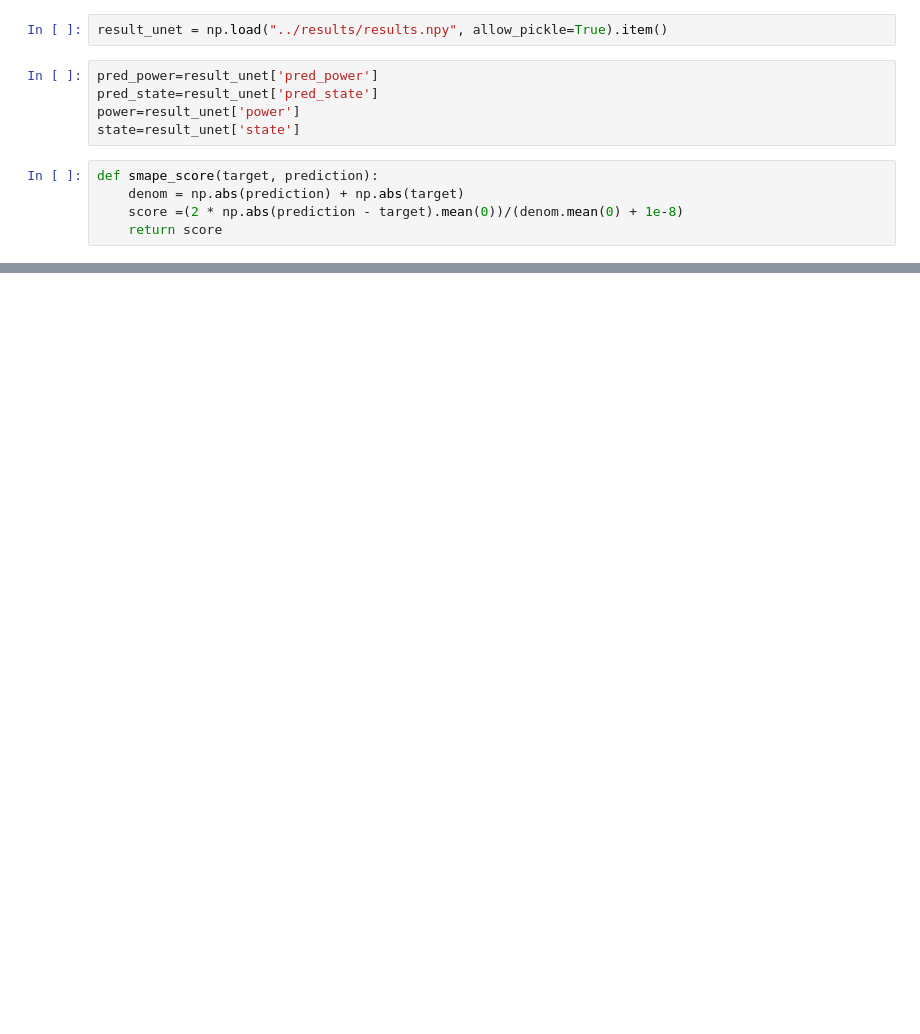
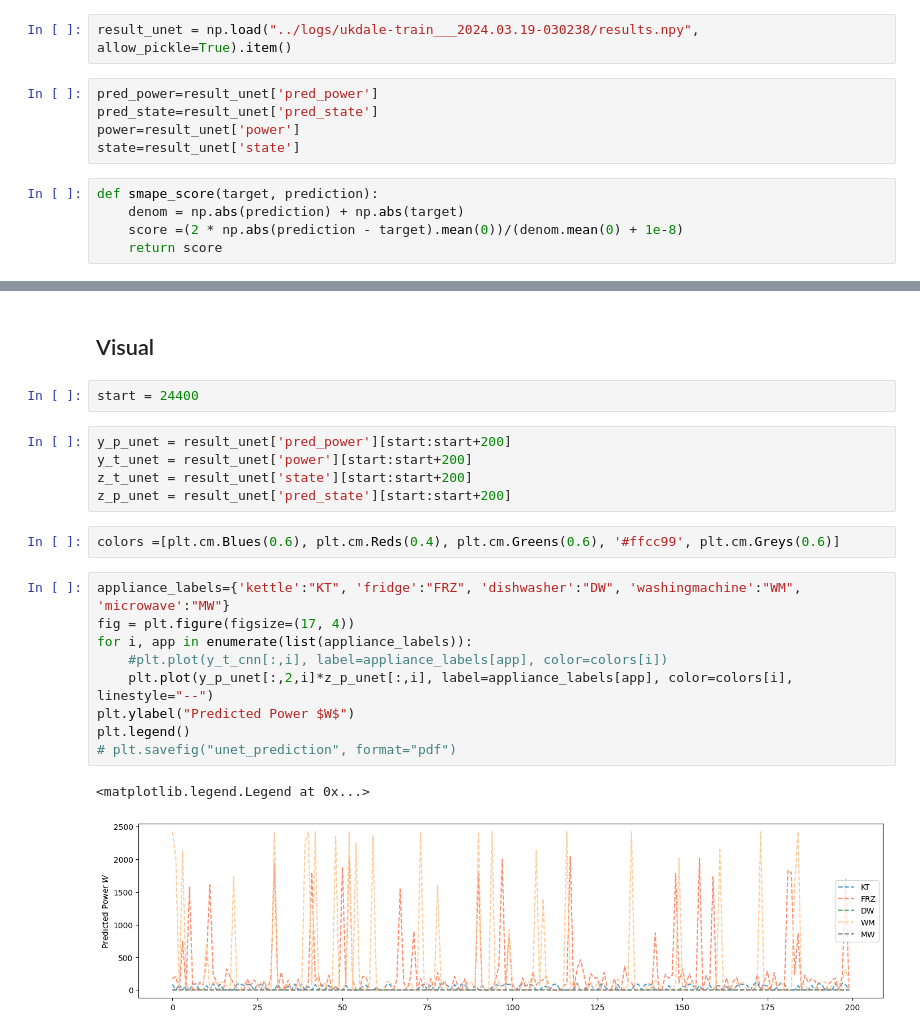
Before and after one commit to MarielTinaco/nilm-tools, a Jupyter notebook: notebooks/Results_Analysis.ipynb, the cells around one changed output, grey strips where cells are left out. Saved outputs shown, nothing was run; the diff lists cells and outputs as text; blank space fills up the shorter version.

```diff
--- a/notebooks/Results_Analysis.ipynb
+++ b/notebooks/Results_Analysis.ipynb
@@ -60,5 +59,5 @@ appliances=['fridge', 'washer dryer','kettle', 'dish washer', 'microwave']
 # %%
-result_unet = np.load("../results/results.npy", allow_pickle=True).item()
+result_unet = np.load("../logs/ukdale-train___2024.03.19-030238/results.npy", allow_pickle=True).item()
 # %%
 pred_power=result_unet['pred_power']
 pred_state=result_unet['pred_state']
@@ -150,0 +147,23 @@ NDE   1.000  0.0
+# %% [markdown]
+## Visual
+# %%
+start = 24400
+# %%
+y_p_unet = result_unet['pred_power'][start:start+200]
+y_t_unet = result_unet['power'][start:start+200]
+z_t_unet = result_unet['state'][start:start+200]
+z_p_unet = result_unet['pred_state'][start:start+200]
+# %%
+colors =[plt.cm.Blues(0.6), plt.cm.Reds(0.4), plt.cm.Greens(0.6), '#ffcc99', plt.cm.Greys(0.6)]
+# %%
+appliance_labels={'kettle':"KT", 'fridge':"FRZ", 'dishwasher':"DW", 'washingmachine':"WM", 'microwave':"MW"}
+fig = plt.figure(figsize=(17, 4))
+for i, app in enumerate(list(appliance_labels)):
+    #plt.plot(y_t_cnn[:,i], label=appliance_labels[app], color=colors[i])
+    plt.plot(y_p_unet[:,2,i]*z_p_unet[:,i], label=appliance_labels[app], color=colors[i], linestyle="--")
+plt.ylabel("Predicted Power $W$")
+plt.legend()
+# plt.savefig("unet_prediction", format="pdf")
+# %% [output]
+<matplotlib.legend.Legend at 0x...>
+[figure, added]
```
Also changed, not shown: parts of 12 cells of this notebook, 2 other files.
